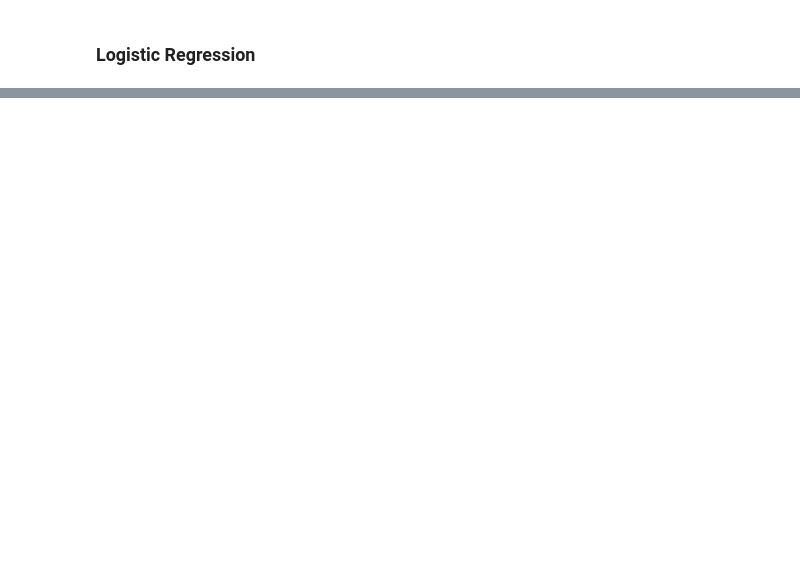
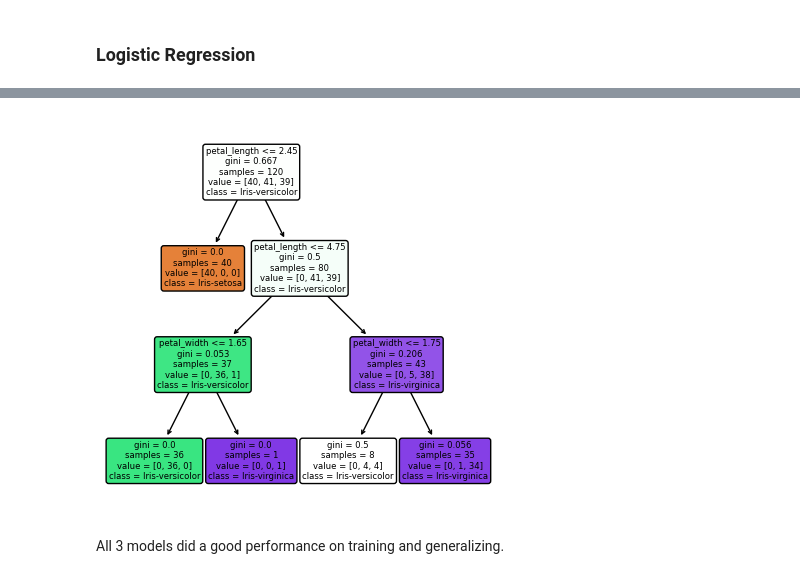
Before and after one commit to mnijadi/iris-classification, a Jupyter notebook: notebooks/iris.ipynb, the cells around one changed output, grey strips where cells are left out. Saved outputs shown, nothing was run; the diff lists cells and outputs as text; code cells hidden in the pictures; blank space fills up the shorter version.

Commit message:
Validate classificaiton model

```diff
--- a/notebooks/iris.ipynb
+++ b/notebooks/iris.ipynb
@@ -73,2 +75,20 @@ Now let's try to find which classification algorithm is best suited for our prob
+# %%
+from sklearn.model_selection import train_test_split
+
+# split data into train and test sets
+X = iris.drop('species', axis=1)
+y = iris['species']
+X_train, X_test, y_train, y_test = train_test_split(X, y, test_size=0.2, random_state=42)
 # %% [markdown]
 ### Logistic Regression
+# %%
+from sklearn.metrics import classification_report
+from sklearn.linear_model import LogisticRegression
+
+# train model
+lr = LogisticRegression()
+lr.fit(X_train, y_train)
+
+# test model
+y_pred = lr.predict(X_test)
+print(classification_report(y_test, y_pred))
@@ -74,0 +111,10 @@ Now let's try to find which classification algorithm is best suited for our prob
+# %%
+from sklearn.neighbors import KNeighborsClassifier
+
+# train model
+knn = KNeighborsClassifier(n_neighbors=3)
+knn.fit(X_train, y_train)
+
+# test model
+y_pred = knn.predict(X_test)
+print(classification_report(y_test, y_pred))
@@ -74,0 +133,10 @@ Now let's try to find which classification algorithm is best suited for our prob
+# %%
+from sklearn.tree import DecisionTreeClassifier
+
+# train model
+dt = DecisionTreeClassifier(max_depth=3)
+dt.fit(X_train, y_train)
+
+# test model
+y_pred = dt.predict(X_test)
+print(classification_report(y_test, y_pred))
@@ -74,0 +153,10 @@ Now let's try to find which classification algorithm is best suited for our prob
+# %%
+from sklearn.tree import plot_tree
+
+# plot decision tree
+plot_tree(dt, filled=True, rounded=True, class_names=iris['species'].unique(), feature_names=iris.columns[:-1])
+plt.show()
+# %% [output]
+[figure, added]
+# %% [markdown]
+All 3 models did a good performance on training and generalizing.
```
Also changed, not shown: parts of 10 cells of this notebook.
